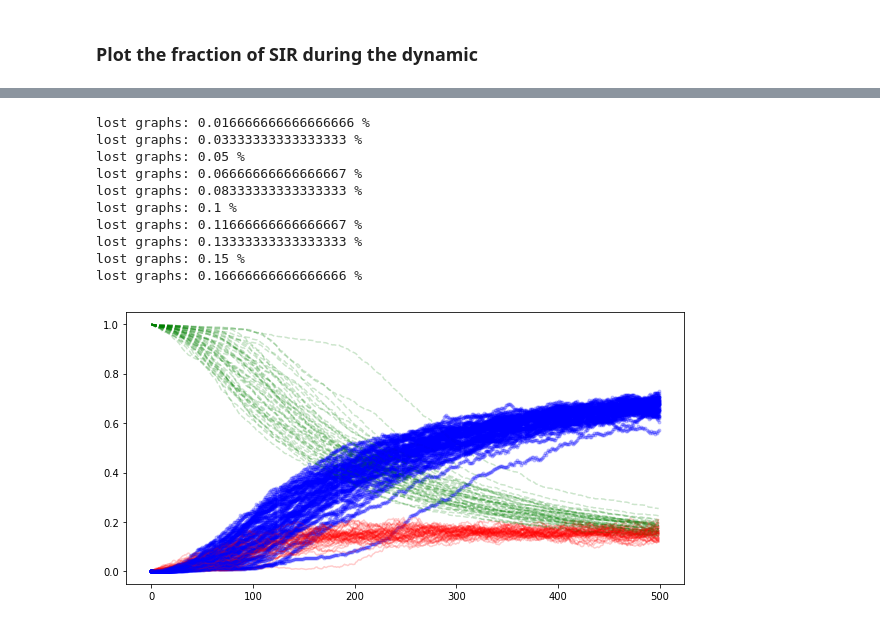
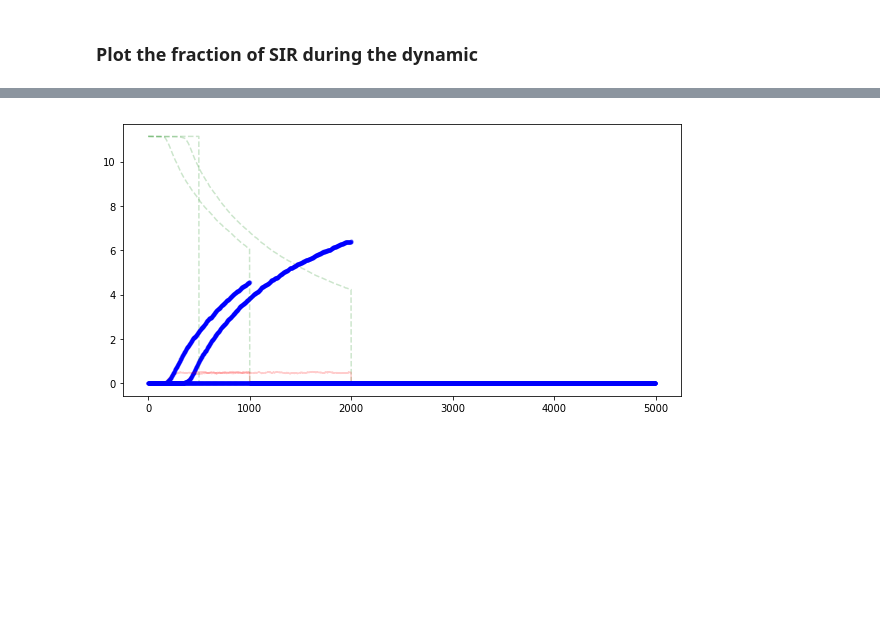
Before and after one commit to BFSteam/memory, a Jupyter notebook: jup/python/Fraction of SIR during Dynamic.ipynb, the cells around one changed output, grey strips where cells are left out. Saved outputs shown, nothing was run; the diff lists cells and outputs as text; code cells hidden in the pictures; blank space fills up the shorter version.

```diff
--- a/jup/python/Fraction of SIR during Dynamic.ipynb
+++ b/jup/python/Fraction of SIR during Dynamic.ipynb
@@ -13,9 +13,9 @@ from os.path import isfile, isdir, join, exists
 # %%
 plt.rcParams['figure.figsize'] = [10,5]
 # %%
-mypath = '../../log/EmailGraph01/'
+mypath = '../../log/TestingEmailcontacts/'
 dirs = [f for f in listdir(mypath) if isdir(join(mypath, f))]
 memlogs = [join(join(mypath, f), 'memoryLog.csv') for f in dirs]
 N_AGENTS = 1133
-memlogs
+memlogs[4:7]
 # %% [output]
@@ -39,49 +25,39 @@ memlogs
 # %%
 N_USERS = 1133
-time = 500
+time = 5000
 # %%
 counter = 0
-for file in memlogs:
+for file in memlogs[4:7]:
     time_SIR_frac = [[0,0,0]]*(time + 1)
     time_SIR_frac = numpy.array(time_SIR_frac)
     SIR_dict = {'s' : 0, 'i':1, 'r': 2}
 
     with open(file, 'r') as csvfile:
         spamreader = csv.reader(csvfile, delimiter=',')
         for row in spamreader:
             if '#' in row[0]: continue
             if 'agent' in row: continue
             try:
                 time_SIR_frac[int(float(row[1]))][SIR_dict[row[3]]] +=1
             except IndexError as e:
                 print(e)
                 print(row)
                 break
 
         #list_of_tup.append((int(row[0]), int(row[1]), row[2], int(row[3])))
         #listup = [e[3] for e in [element for element in list_of_tup if element[2] == 'u']]
         #listdown = [e[3] for e in [element for element in list_of_tup if element[2] == 'd']]
 
         x = time_SIR_frac[1:] / N_USERS
         t = range(time)
-        if all(i >= 0.99 for i in [e[0] for e in x]) :
-            counter += 1
-            print("lost graphs:", counter/len(memlogs), "%")
-            continue
+        #if all(i >= 0.99 for i in [e[0] for e in x]) :
+        #    counter += 1
+        #    print("lost graphs:", counter/len(memlogs), "%")
+        #    continue
         #plt.figure()
         plt.plot(t, [e[0] for e in x], 'g--', alpha=0.2)
         plt.plot(t, [e[1] for e in x], 'r-', alpha=0.2)
         plt.plot(t, [e[2] for e in x], 'b.', alpha=0.2)
         plt.show
 # %% [output]
-lost graphs: 0.016666666666666666 %
-lost graphs: 0.03333333333333333 %
-lost graphs: 0.05 %
-lost graphs: 0.06666666666666667 %
-lost graphs: 0.08333333333333333 %
-lost graphs: 0.1 %
-lost graphs: 0.11666666666666667 %
-lost graphs: 0.13333333333333333 %
-lost graphs: 0.15 %
-lost graphs: 0.16666666666666666 %
-[figure, old version]
+[figure, new version]
```
Also changed, not shown: parts of 1 cell of this notebook, 11 other files.
